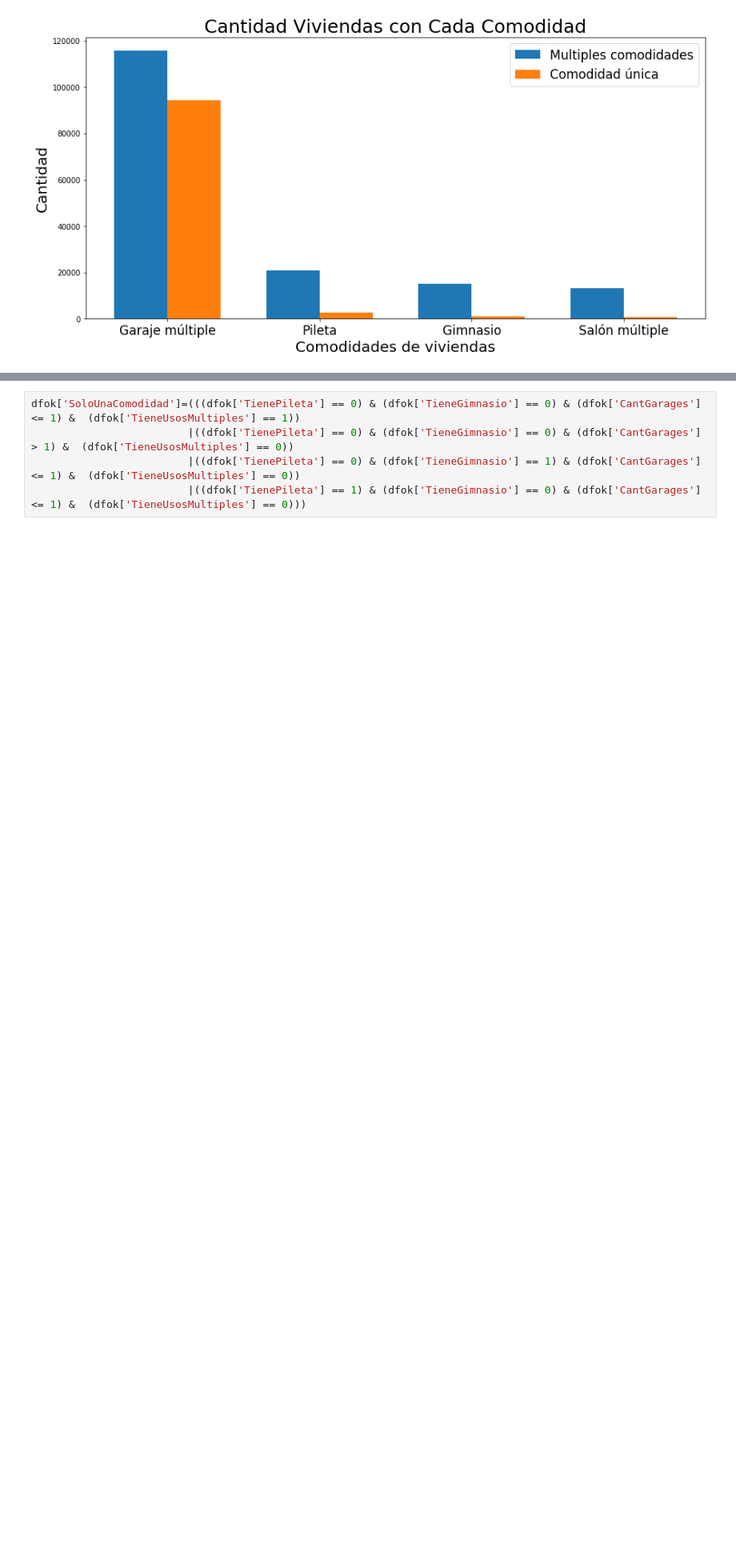
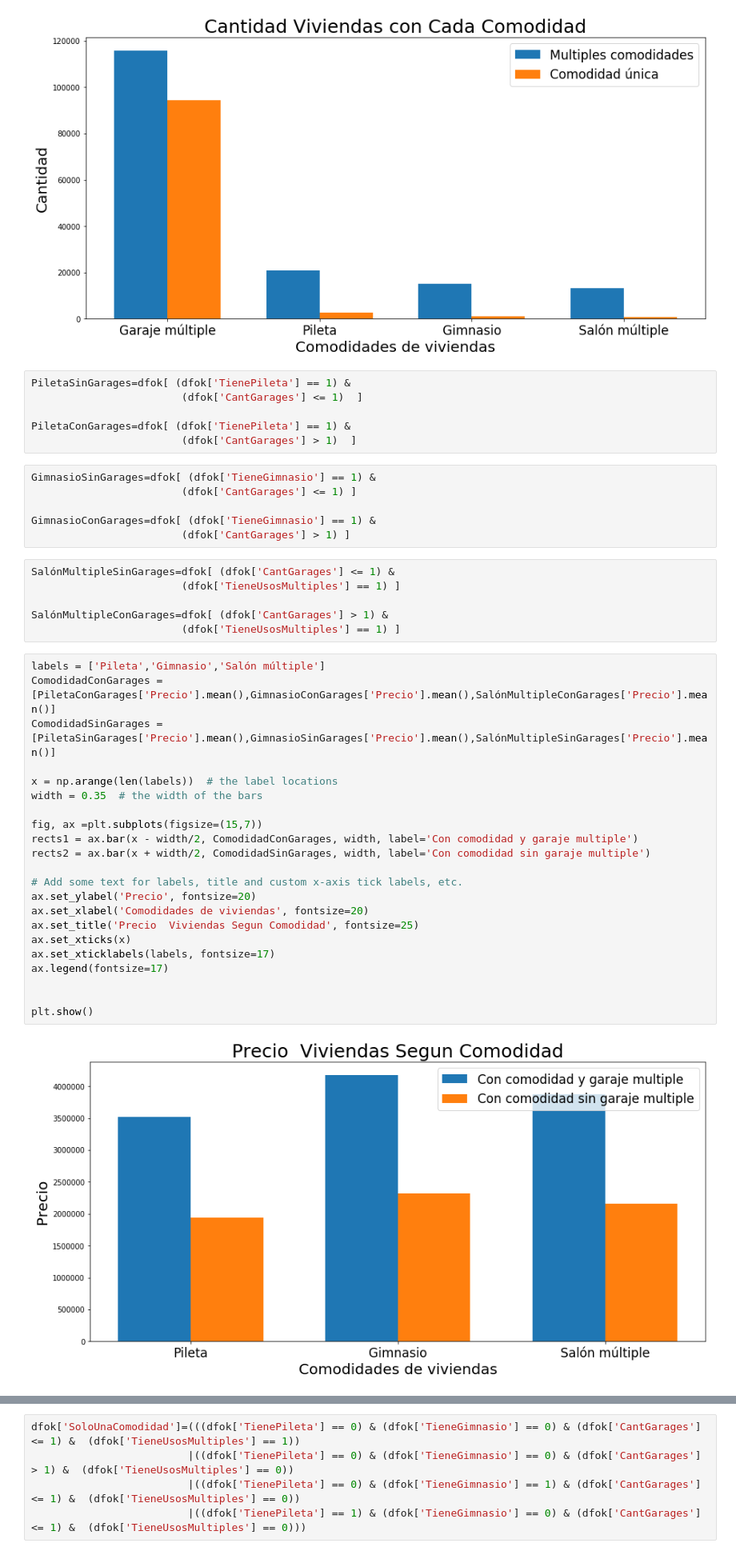
Before and after one commit to komod0/TPs-Org.Datos, a Jupyter notebook: tp1/nbandres.ipynb, the cells around one changed output, grey strips where cells are left out. Shown at 80% size. Saved outputs shown, nothing was run; the diff lists cells and outputs as text; blank space fills up the shorter version.

```diff
--- a/tp1/nbandres.ipynb
+++ b/tp1/nbandres.ipynb
@@ -669,4 +669,46 @@ ax.legend(fontsize=17)
 plt.show()
 # %% [output]
 [figure]
+# %%
+PiletaSinGarages=dfok[ (dfok['TienePileta'] == 1) &
+                        (dfok['CantGarages'] <= 1)  ]
+
+PiletaConGarages=dfok[ (dfok['TienePileta'] == 1) &
+                        (dfok['CantGarages'] > 1)  ]
+# %%
+GimnasioSinGarages=dfok[ (dfok['TieneGimnasio'] == 1) &
+                        (dfok['CantGarages'] <= 1) ]
+
+GimnasioConGarages=dfok[ (dfok['TieneGimnasio'] == 1) &
+                        (dfok['CantGarages'] > 1) ]
+# %%
+SalónMultipleSinGarages=dfok[ (dfok['CantGarages'] <= 1) &
+                        (dfok['TieneUsosMultiples'] == 1) ]
+
+SalónMultipleConGarages=dfok[ (dfok['CantGarages'] > 1) &
+                        (dfok['TieneUsosMultiples'] == 1) ]
+# %%
+labels = ['Pileta','Gimnasio','Salón múltiple']
+ComodidadConGarages = [PiletaConGarages['Precio'].mean(),GimnasioConGarages['Precio'].mean(),SalónMultipleConGarages['Precio'].mean()]
+ComodidadSinGarages = [PiletaSinGarages['Precio'].mean(),GimnasioSinGarages['Precio'].mean(),SalónMultipleSinGarages['Precio'].mean()]
+
+x = np.arange(len(labels))  # the label locations
+width = 0.35  # the width of the bars
+
+fig, ax =plt.subplots(figsize=(15,7))
+rects1 = ax.bar(x - width/2, ComodidadConGarages, width, label='Con comodidad y garaje multiple')
+rects2 = ax.bar(x + width/2, ComodidadSinGarages, width, label='Con comodidad sin garaje multiple')
+
+# Add some text for labels, title and custom x-axis tick labels, etc.
+ax.set_ylabel('Precio', fontsize=20)
+ax.set_xlabel('Comodidades de viviendas', fontsize=20)
+ax.set_title('Precio  Viviendas Segun Comodidad', fontsize=25)
+ax.set_xticks(x)
+ax.set_xticklabels(labels, fontsize=17)
+ax.legend(fontsize=17)
+
+
+plt.show()
+# %% [output]
+[figure, added]
 # %%
```
Also changed, not shown: parts of 2 cells of this notebook.
